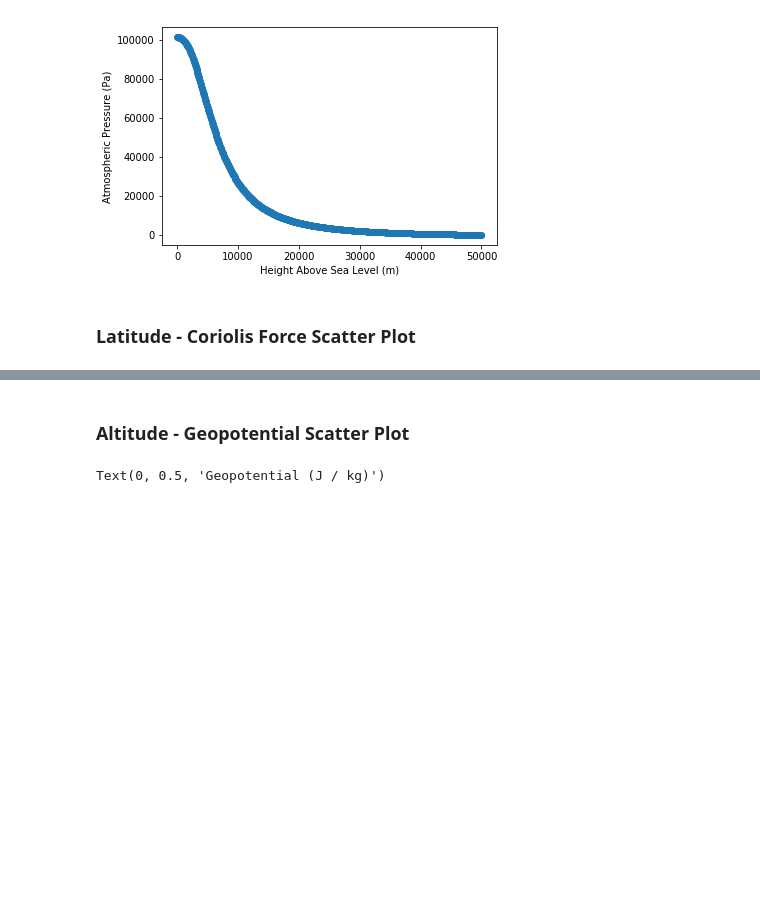
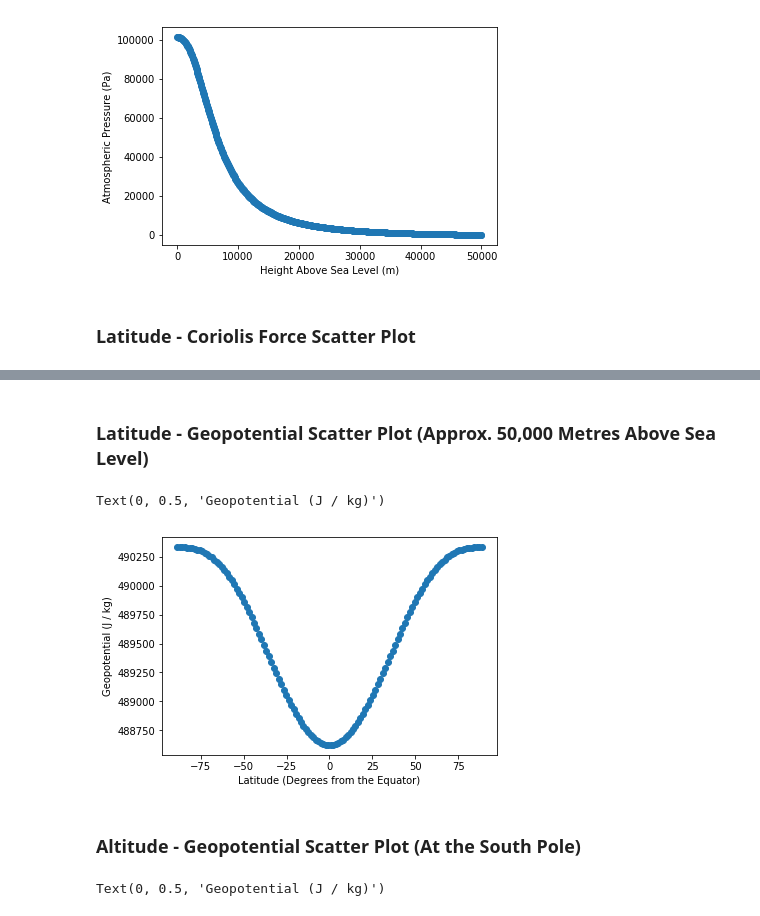
Before and after one commit to amsimp/amsimp, a Jupyter notebook: benchmarking/visualise.ipynb, the cells around one changed output, grey strips where cells are left out. Cells and saved outputs as stored; diff of their text form; code cells hidden in the pictures; blank space fills up the shorter version.

```diff
--- a/benchmarking/visualise.ipynb
+++ b/benchmarking/visualise.ipynb
@@ -96,3 +66,12 @@ Text(0, 0.5, 'Coriolis Force (Radians / s)')
+# %% [markdown]
+### Latitude - Geopotential Scatter Plot (Approx. 50,000 Metres Above Sea Level)
+# %%
+plt.scatter(detail.latitude_lines(), detail.geopotential()[-1])
+plt.xlabel('Latitude (Degrees from the Equator)')
+plt.ylabel('Geopotential (J / kg)')
+# %% [output]
+Text(0, 0.5, 'Geopotential (J / kg)')
+[figure, added]
 # %% [markdown]
-### Altitude - Geopotential Scatter Plot
+### Altitude - Geopotential Scatter Plot (At the South Pole)
 # %%
```
Also changed, not shown: parts of 10 cells of this notebook, 13 other files.
